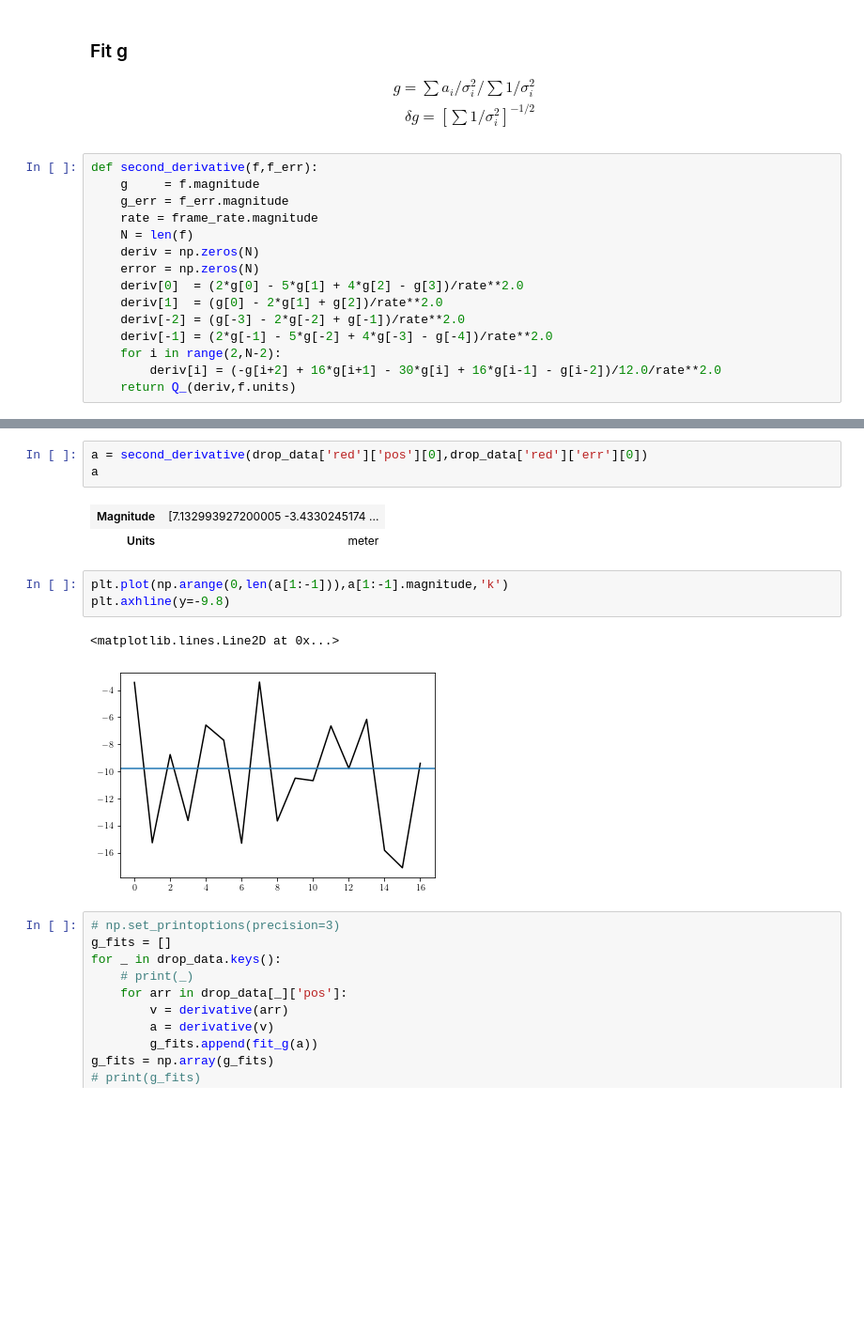
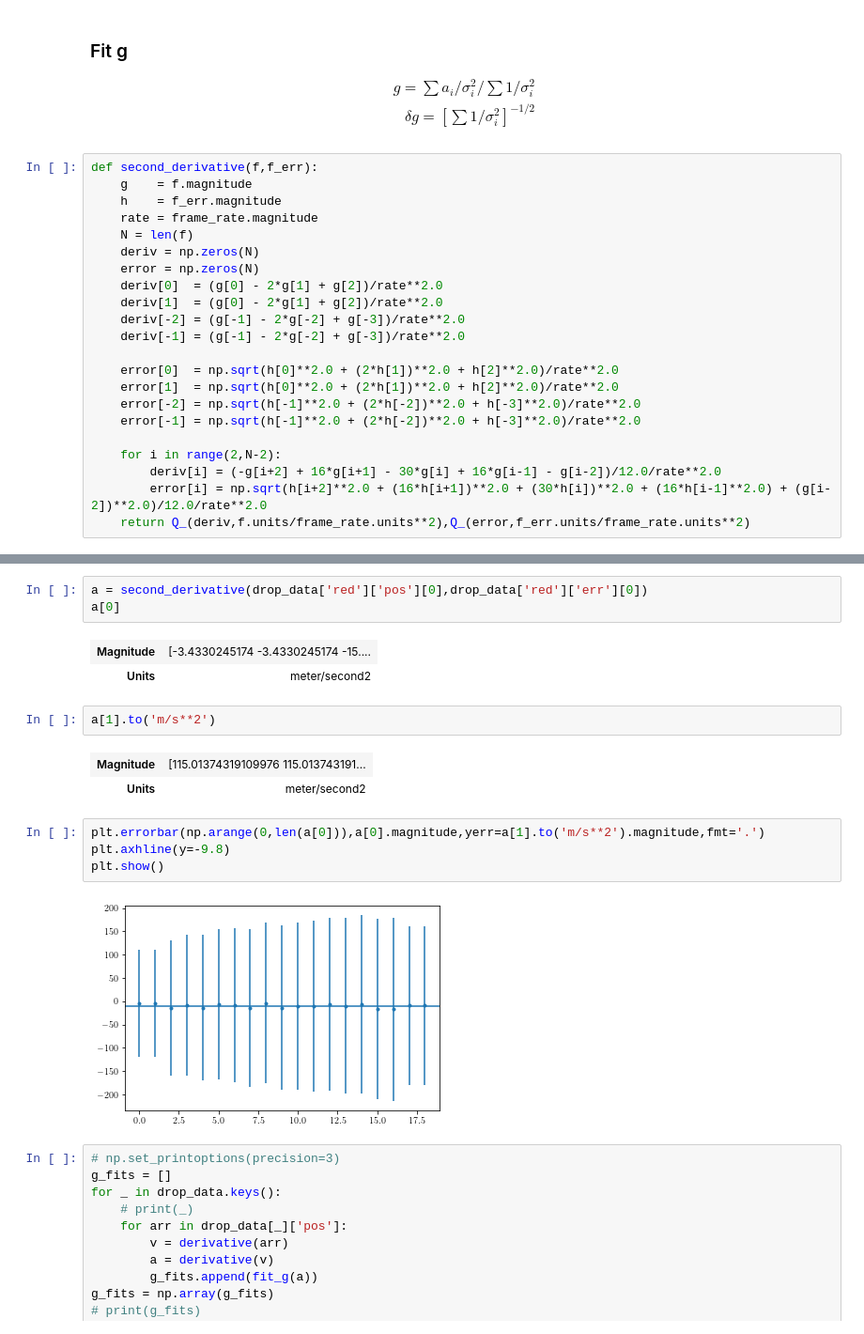
Before and after one commit to rwhitehill/CompPhys22_Spring2022, a Jupyter notebook: Final/analysis.ipynb, the cells around one changed output, grey strips where cells are left out. Shown at 94% size. Saved outputs shown, nothing was run; the diff lists cells and outputs as text; blank space fills up the shorter version.

```diff
--- a/Final/analysis.ipynb
+++ b/Final/analysis.ipynb
@@ -114,16 +114,23 @@ g = \sum a_i/\sigma_i^2 \Big/ \sum 1/\sigma_i^2 \\
 \end{align*}
 # %%
 def second_derivative(f,f_err):
-    g     = f.magnitude
-    g_err = f_err.magnitude
+    g    = f.magnitude
+    h    = f_err.magnitude
     rate = frame_rate.magnitude
     N = len(f)
     deriv = np.zeros(N)
     error = np.zeros(N)
-    deriv[0]  = (2*g[0] - 5*g[1] + 4*g[2] - g[3])/rate**2.0
+    deriv[0]  = (g[0] - 2*g[1] + g[2])/rate**2.0
     deriv[1]  = (g[0] - 2*g[1] + g[2])/rate**2.0
-    deriv[-2] = (g[-3] - 2*g[-2] + g[-1])/rate**2.0
-    deriv[-1] = (2*g[-1] - 5*g[-2] + 4*g[-3] - g[-4])/rate**2.0
+    deriv[-2] = (g[-1] - 2*g[-2] + g[-3])/rate**2.0
+    deriv[-1] = (g[-1] - 2*g[-2] + g[-3])/rate**2.0
+
+    error[0]  = np.sqrt(h[0]**2.0 + (2*h[1])**2.0 + h[2]**2.0)/rate**2.0
+    error[1]  = np.sqrt(h[0]**2.0 + (2*h[1])**2.0 + h[2]**2.0)/rate**2.0
+    error[-2] = np.sqrt(h[-1]**2.0 + (2*h[-2])**2.0 + h[-3]**2.0)/rate**2.0
+    error[-1] = np.sqrt(h[-1]**2.0 + (2*h[-2])**2.0 + h[-3]**2.0)/rate**2.0
+
     for i in range(2,N-2):
         deriv[i] = (-g[i+2] + 16*g[i+1] - 30*g[i] + 16*g[i-1] - g[i-2])/12.0/rate**2.0
-    return Q_(deriv,f.units)
+        error[i] = np.sqrt(h[i+2]**2.0 + (16*h[i+1])**2.0 + (30*h[i])**2.0 + (16*h[i-1]**2.0) + (g[i-2])**2.0)/12.0/rate**2.0
+    return Q_(deriv,f.units/frame_rate.units**2),Q_(error,f_err.units/frame_rate.units**2)
@@ -130,15 +151,20 @@ def second_derivative(f,f_err):
 # %%
 a = second_derivative(drop_data['red']['pos'][0],drop_data['red']['err'][0])
-a
+a[0]
 # %% [output]
-| Magnitude | [7.132993927200005 -3.4330245174 ... |
-| Units | meter |
+| Magnitude | [-3.4330245174 -3.4330245174 -15.... |
+| Units | meter/second2 |
+# %%
+a[1].to('m/s**2')
+# %% [output]
+| Magnitude | [115.01374319109976 115.013743191... |
+| Units | meter/second2 |
 # %%
-plt.plot(np.arange(0,len(a[1:-1])),a[1:-1].magnitude,'k')
+plt.errorbar(np.arange(0,len(a[0])),a[0].magnitude,yerr=a[1].to('m/s**2').magnitude,fmt='.')
 plt.axhline(y=-9.8)
+plt.show()
 # %% [output]
-<matplotlib.lines.Line2D at 0x...>
-[figure, old version]
+[figure, new version]
 # %%
 # np.set_printoptions(precision=3)
 g_fits = []
```
Also changed, not shown: parts of 2 cells of this notebook, 1 other file.
